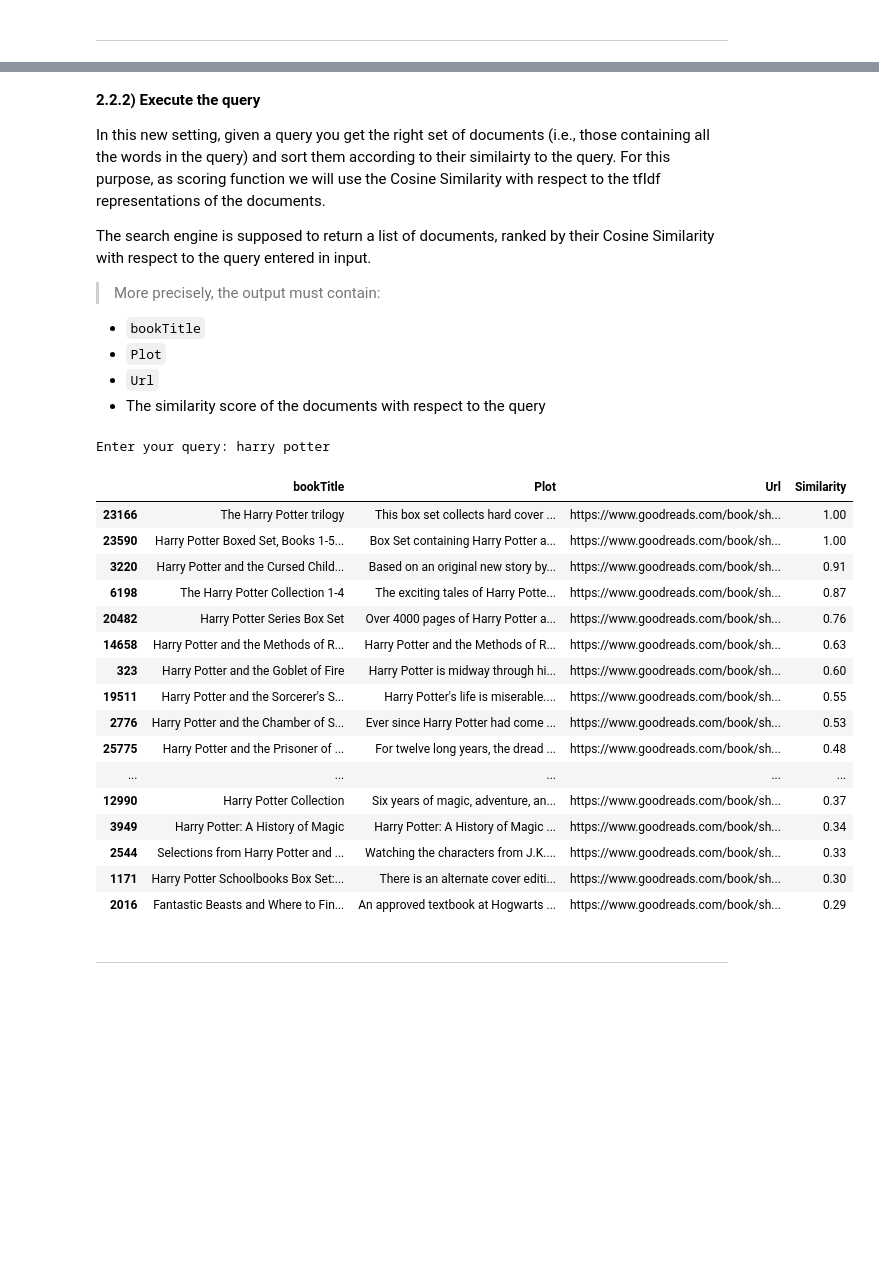
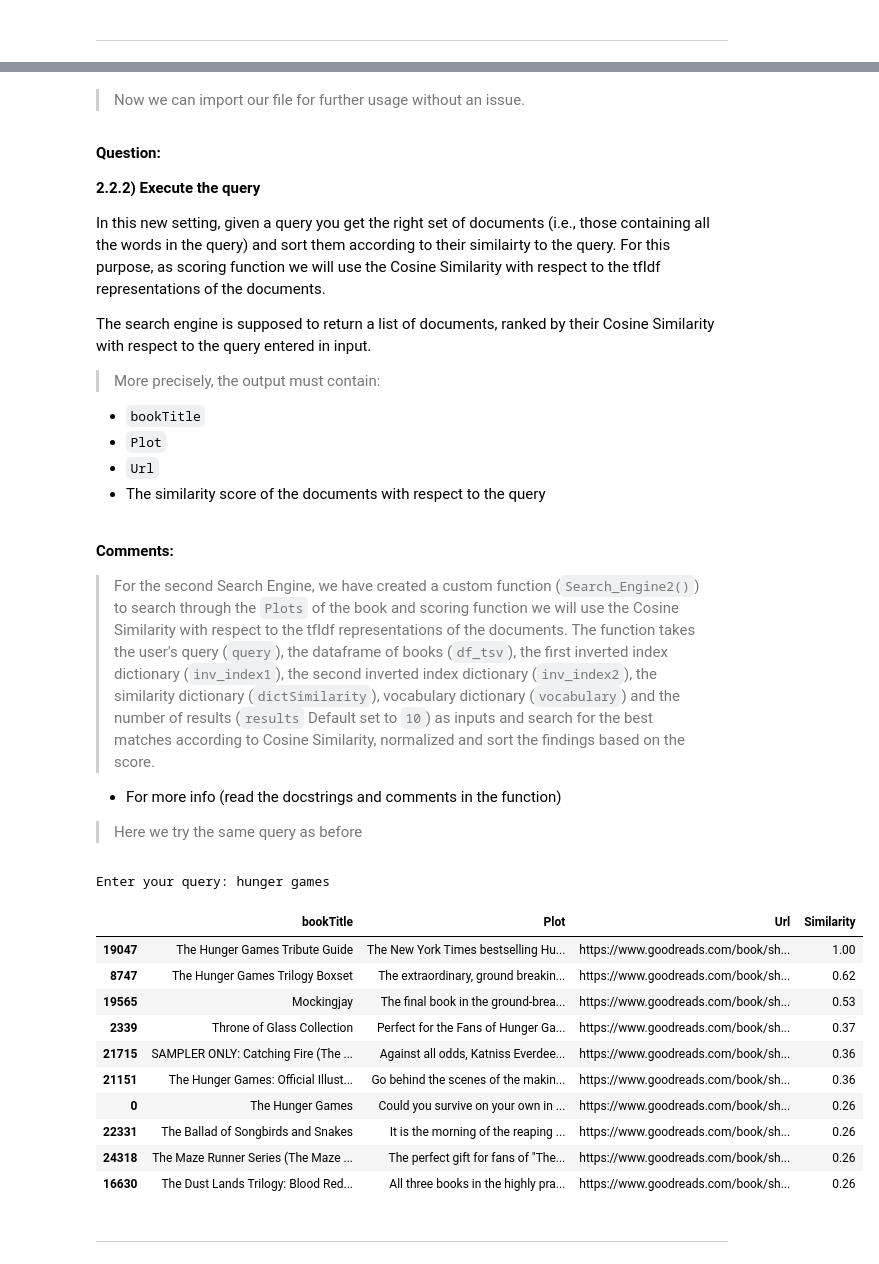
Before and after one commit to mehrzadjafari/ADM-HW3, a Jupyter notebook: ADM-HW3.ipynb, the cells around one changed output, grey strips where cells are left out. Cells and saved outputs as stored; diff of their text form; code cells hidden in the pictures; blank space fills up the shorter version.

Commit message:
functions.py and Notebook updated
All the Questions, Answers and Comments are added !

```diff
--- a/ADM-HW3.ipynb
+++ b/ADM-HW3.ipynb
@@ -167,0 +209,4 @@ Create a file named `vocabulary`, in the format you prefer, that maps each word
+# %%
+# Creating the inverted index and vocabulary dictionaries
+
+inv_index1, vocabulary, processed_docs = functions.create_dictionary_plot(df_tsv, export_pickle = True)
@@ -168,10 +215,4 @@ Create a file named `vocabulary`, in the format you prefer, that maps each word
 # %%
-# Creating the inverted index and vocabulary dictionaries
-'''
-inv_index1, vocabulary, processed_docs = functions.create_dictionary_plot(df_tsv, export_json = True)
-
-''';
-
 # Loading the saved dictionaries
 with open("files/dict_file", "rb") as input_file:
     inv_index1 = pickle.load(input_file)
@@ -233,11 +301,10 @@ To solve this task, you will have to use the tfIdf score, and the Cosine similar
+# %%
+inv_index2 = functions.create_invert_index2(len(df_tsv), inv_index1, processed_docs, export_pickle = True)
+
+dictSimilarity = functions.create_similarity_dictionary(inv_index2, export_pickle = True)
+# %% [markdown]
+> Now we can import our file for further usage without an issue.
 # %%
-'''
-inv_index2 = functions.create_invert_index2(len(df_tsv), inv_index1, processed_docs)
-dictSimilarity = functions.create_similarity_dictionary(inv_index2)
-
-''';
-
-
 with open("files/dictsim_file", "rb") as input_file:
     dictSimilarity = pickle.load(input_file)
     input_file.close
@@ -246,6 +313,8 @@ with open("files/inv2_file", "rb") as input_file:
     inv_index2 = pickle.load(input_file)
     input_file.close
 # %% [markdown]
+**Question:**
+
 **2.2.2) Execute the query**
 
 In this new setting, given a query you get the right set of documents (i.e., those containing all the words in the query) and sort them according to their similairty to the query. For this purpose, as scoring function we will use the Cosine Similarity with respect to the tfIdf representations of the documents.
@@ -258,27 +327,32 @@ The search engine is supposed to return a list of documents, ranked by their Cos
 * `Plot`
 * `Url`
 * The similarity score of the documents with respect to the query
+
+<br>
+
+**Comments:**
+
+> For the second Search Engine, we have created a custom function (`Search_Engine2()`) to search through the `Plots` of the book and scoring function we will use the Cosine Similarity with respect to the tfIdf representations of the documents. The function takes the user's query (`query`), the dataframe of books (`df_tsv`), the first inverted index dictionary (`inv_index1`), the second inverted index dictionary (`inv_index2`), the similarity dictionary (`dictSimilarity`), vocabulary dictionary (`vocabulary`) and the number of results (`results` Default set to `10`) as inputs and search for the best matches according to Cosine Similarity, normalized and sort the findings based on the score.
+
+
+* For more info (read the docstrings and comments in the function)
+
+> Here we try the same query as before
 # %%
 query = input("Enter your query: ")
-functions.Search_Engine2(query, df_tsv, inv_index1, inv_index2, dictSimilarity, vocabulary, results= 20)
+functions.Search_Engine2(query, df_tsv, inv_index1, inv_index2, dictSimilarity, vocabulary, results= 10)
 # %% [output]
-Enter your query: harry potter
+Enter your query: hunger games
 |  | bookTitle | Plot | Url | Similarity |
-| 23166 | The Harry Potter trilogy | This box set collects hard cover ... | https://www.goodreads.com/book/sh... | 1.00 |
-| 23590 | Harry Potter Boxed Set, Books 1-5... | Box Set containing Harry Potter a... | https://www.goodreads.com/book/sh... | 1.00 |
-| 3220 | Harry Potter and the Cursed Child... | Based on an original new story by... | https://www.goodreads.com/book/sh... | 0.91 |
-| 6198 | The Harry Potter Collection 1-4 | The exciting tales of Harry Potte... | https://www.goodreads.com/book/sh... | 0.87 |
-| 20482 | Harry Potter Series Box Set | Over 4000 pages of Harry Potter a... | https://www.goodreads.com/book/sh... | 0.76 |
-| 14658 | Harry Potter and the Methods of R... | Harry Potter and the Methods of R... | https://www.goodreads.com/book/sh... | 0.63 |
-| 323 | Harry Potter and the Goblet of Fire | Harry Potter is midway through hi... | https://www.goodreads.com/book/sh... | 0.60 |
-| 19511 | Harry Potter and the Sorcerer's S... | Harry Potter's life is miserable.... | https://www.goodreads.com/book/sh... | 0.55 |
-| 2776 | Harry Potter and the Chamber of S... | Ever since Harry Potter had come ... | https://www.goodreads.com/book/sh... | 0.53 |
-| 25775 | Harry Potter and the Prisoner of ... | For twelve long years, the dread ... | https://www.goodreads.com/book/sh... | 0.48 |
-| ... | ... | ... | ... | ... |
-| 12990 | Harry Potter Collection | Six years of magic, adventure, an... | https://www.goodreads.com/book/sh... | 0.37 |
-| 3949 | Harry Potter: A History of Magic | Harry Potter: A History of Magic ... | https://www.goodreads.com/book/sh... | 0.34 |
-| 2544 | Selections from Harry Potter and ... | Watching the characters from J.K.... | https://www.goodreads.com/book/sh... | 0.33 |
-| 1171 | Harry Potter Schoolbooks Box Set:... | There is an alternate cover editi... | https://www.goodreads.com/book/sh... | 0.30 |
-| 2016 | Fantastic Beasts and Where to Fin... | An approved textbook at Hogwarts ... | https://www.goodreads.com/book/sh... | 0.29 |
+| 19047 | The Hunger Games Tribute Guide | The New York Times bestselling Hu... | https://www.goodreads.com/book/sh... | 1.00 |
+| 8747 | The Hunger Games Trilogy Boxset | The extraordinary, ground breakin... | https://www.goodreads.com/book/sh... | 0.62 |
+| 19565 | Mockingjay | The final book in the ground-brea... | https://www.goodreads.com/book/sh... | 0.53 |
+| 2339 | Throne of Glass Collection | Perfect for the Fans of Hunger Ga... | https://www.goodreads.com/book/sh... | 0.37 |
+| 21715 | SAMPLER ONLY: Catching Fire (The ... | Against all odds, Katniss Everdee... | https://www.goodreads.com/book/sh... | 0.36 |
+| 21151 | The Hunger Games: Official Illust... | Go behind the scenes of the makin... | https://www.goodreads.com/book/sh... | 0.36 |
+| 0 | The Hunger Games | Could you survive on your own in ... | https://www.goodreads.com/book/sh... | 0.26 |
+| 22331 | The Ballad of Songbirds and Snakes | It is the morning of the reaping ... | https://www.goodreads.com/book/sh... | 0.26 |
+| 24318 | The Maze Runner Series (The Maze ... | The perfect gift for fans of "The... | https://www.goodreads.com/book/sh... | 0.26 |
+| 16630 | The Dust Lands Trilogy: Blood Red... | All three books in the highly pra... | https://www.goodreads.com/book/sh... | 0.26 |
 # %% [markdown]
 --------------------
```
Also changed, not shown: parts of 54 cells of this notebook, 2 other files.
